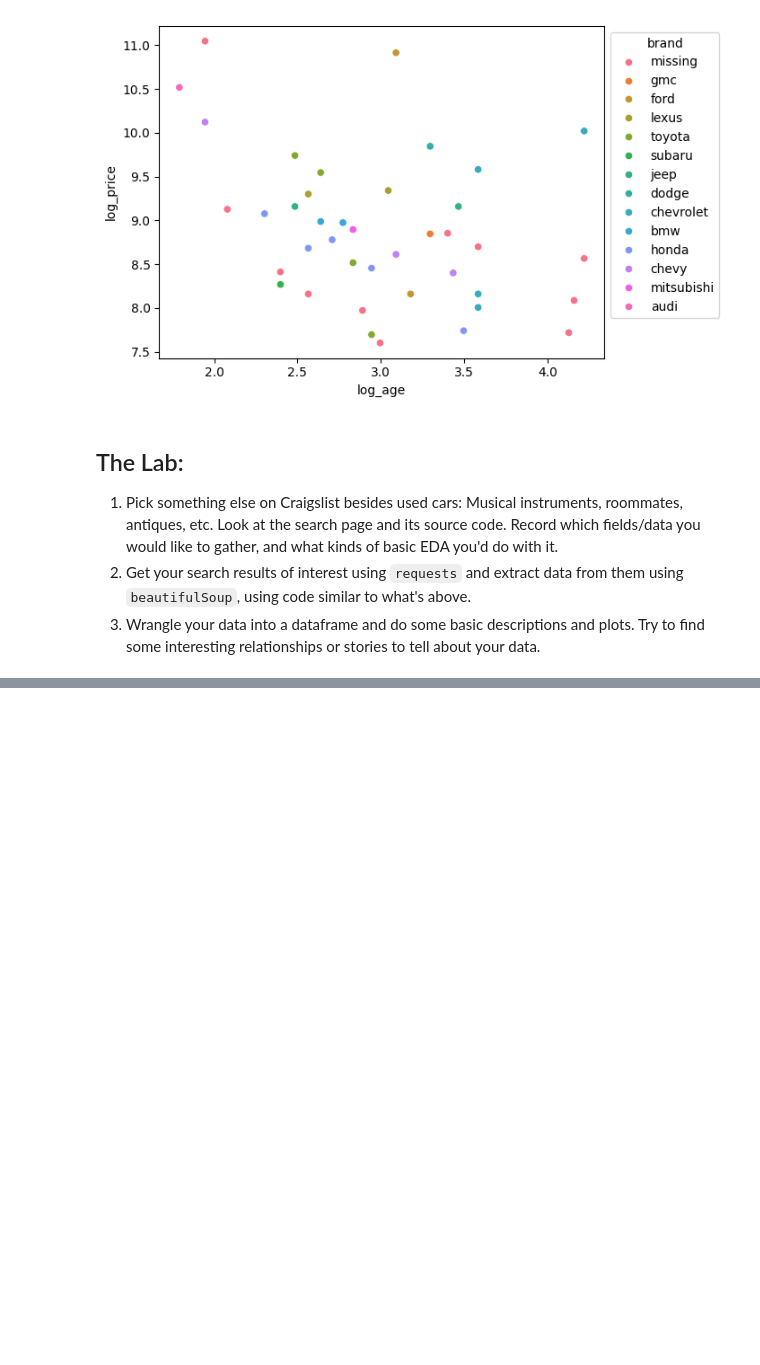
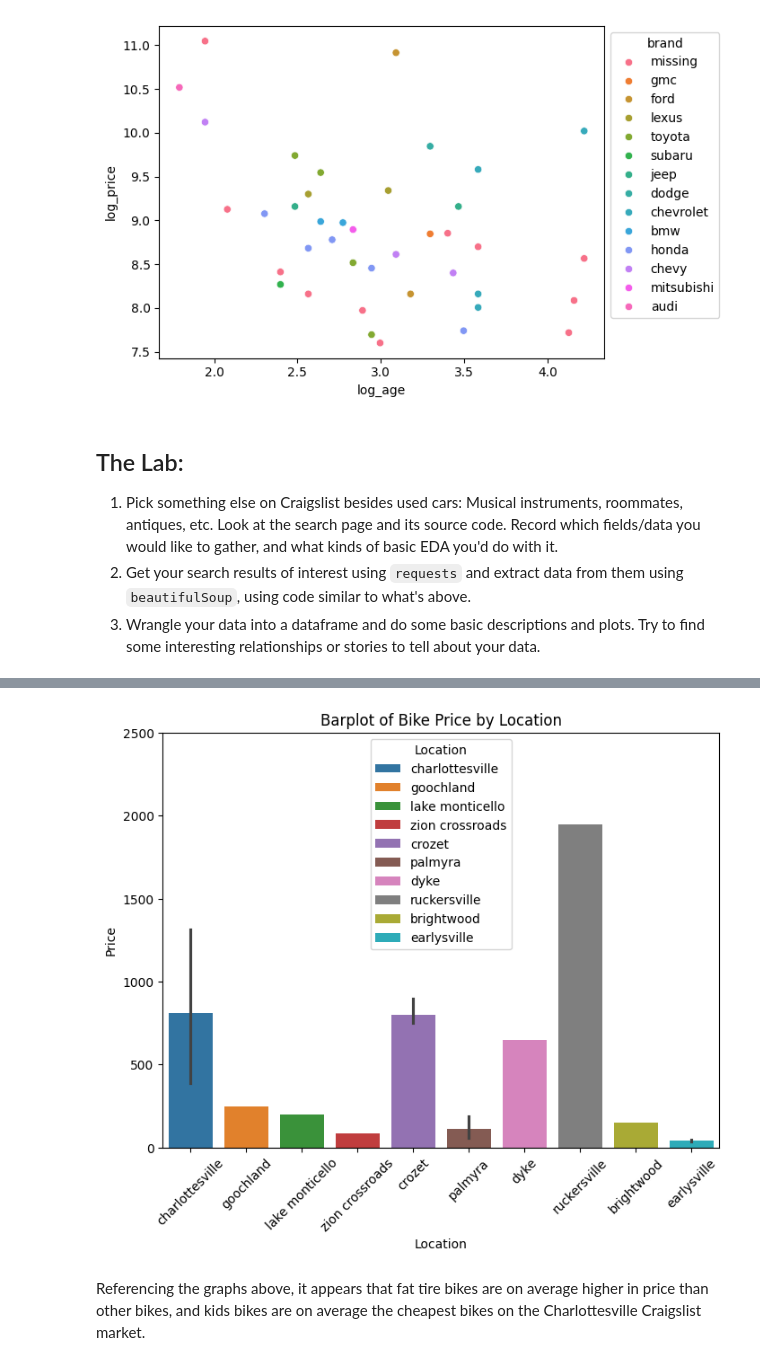
Before and after one commit to ameliavasiliu/wrangling, a Jupyter notebook: lab/lab_notebook.ipynb, the cells around one changed output, grey strips where cells are left out. Drawn from its saved outputs; the diff is of its cells as text; code cells hidden in the pictures; blank space fills up the shorter version.

```diff
--- a/lab/lab_notebook.ipynb
+++ b/lab/lab_notebook.ipynb
@@ -303,0 +406,14 @@ array(['other', 'vintage', 'mountain', 'electric', 'road', 'kids'],
+# %%
+plt.figure(figsize=(8, 6))
+sns.barplot(data=df, x='Location', y='Price', hue='Location')
+plt.ylim(0, 2500)
+plt.title('Barplot of Bike Price by Location')
+plt.xlabel('Location')
+plt.ylabel('Price')
+plt.xticks(rotation=45)
+
+plt.show()
+# %% [output]
+[figure, added]
+# %% [markdown]
+Referencing the graphs above, it appears that fat tire bikes are on average higher in price than other bikes, and kids bikes are on average the cheapest bikes on the Charlottesville Craigslist market.
```
Also changed, not shown: parts of 12 cells of this notebook.
